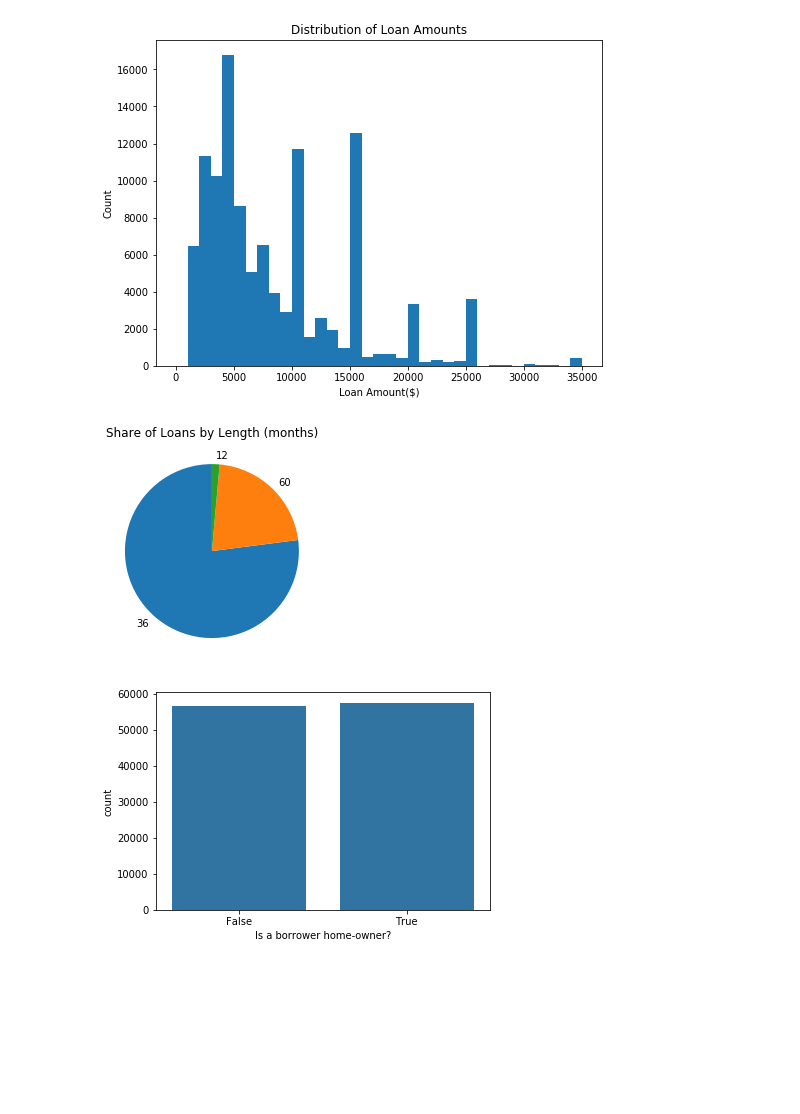
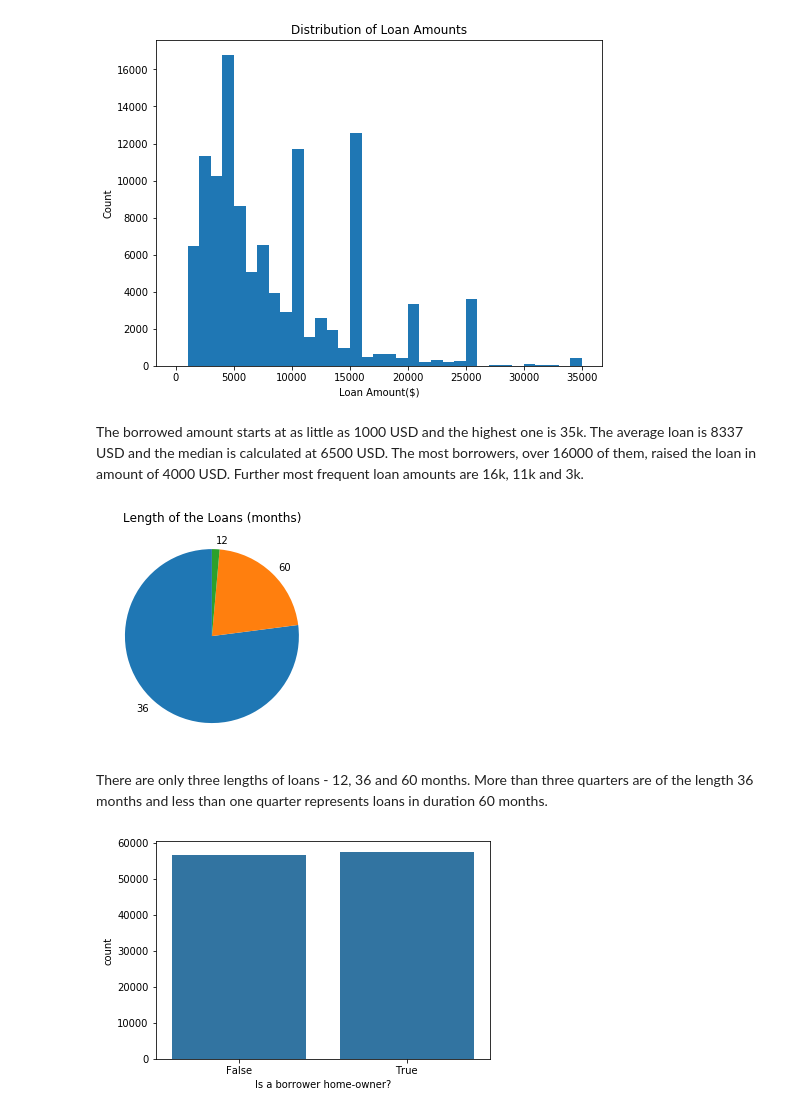
Before and after one commit to RosvitaR/Visualisation-Practice, a Jupyter notebook: exploration_template.ipynb, the cells around one changed output. Cells and saved outputs as stored; diff of their text form; code cells hidden in the pictures; blank space fills up the shorter version.

```diff
--- a/exploration_template.ipynb
+++ b/exploration_template.ipynb
@@ -171,9 +169,13 @@ plt.show()
+# %% [markdown]
+The borrowed amount starts at as little as 1000 USD and the highest one is 35k. The average loan is 8337 USD and the median is calculated at 6500 USD. The most borrowers, over 16000 of them, raised the loan in amount of 4000 USD. Further most frequent loan amounts are 16k, 11k and 3k.
 # %%
 length = loans['Term'].value_counts()
 plt.pie(length, labels = length.index, startangle = 90)
-plt.title('Share of Loans by Length (months)');
+plt.title('Length of the Loans (months)');
 # %% [output]
-[figure, old version]
+[figure, new version]
+# %% [markdown]
+There are only three lengths of loans - 12, 36 and 60 months. More than three quarters are of the length 36 months and less than one quarter represents loans in duration 60 months.
 # %%
 base_colour = sb.color_palette()[0]
 sb.countplot(data = loans, x = 'IsBorrowerHomeowner', color = base_colour)
```
Also changed, not shown: parts of 8 cells of this notebook.
